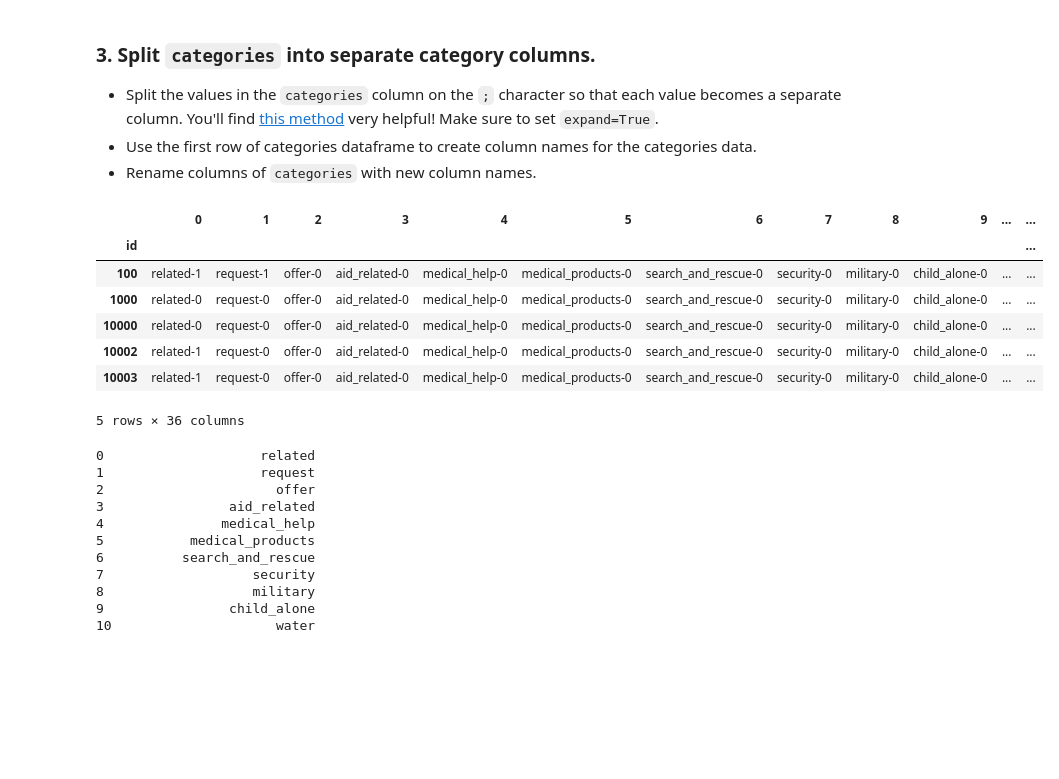
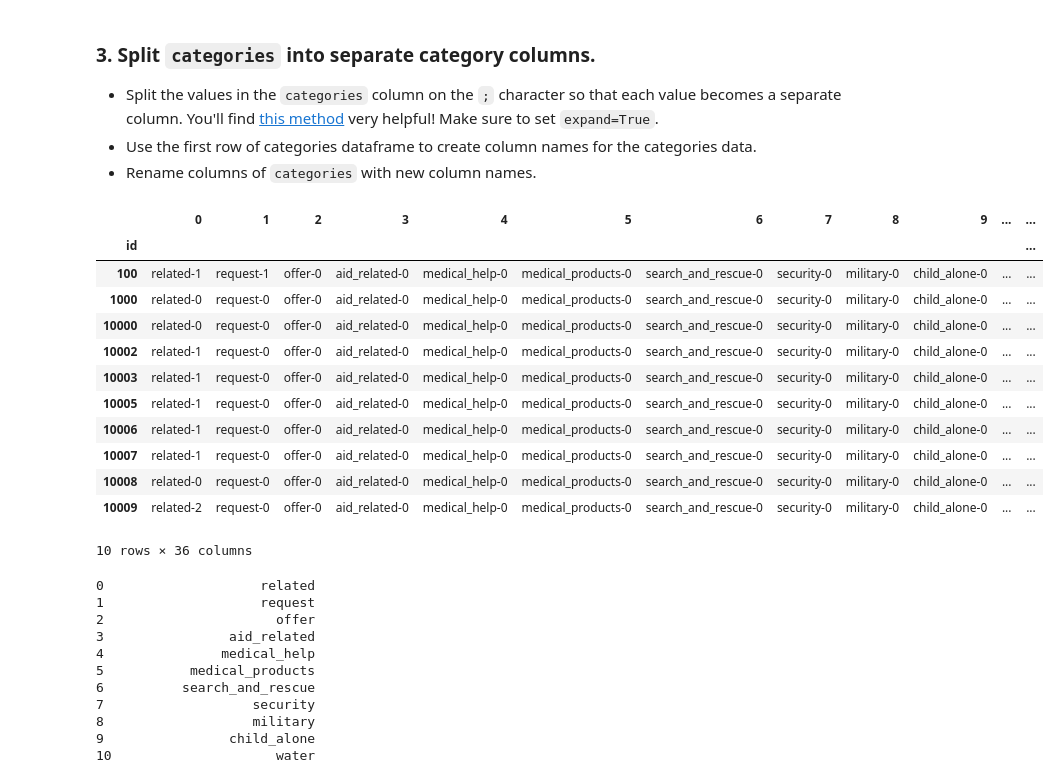
Before and after one commit to ismith1024/Udacity-Disaster-Response-Data-Pipeleine, a Jupyter notebook: notebooks/ETL Pipeline Preparation.ipynb, the cells around one changed output. Drawn from its saved outputs; the diff is of its cells as text; code cells hidden in the pictures; blank space fills up the shorter version.

```diff
--- a/notebooks/ETL Pipeline Preparation.ipynb
+++ b/notebooks/ETL Pipeline Preparation.ipynb
@@ -62,16 +62,21 @@ df.head()
 # %%
 # create a dataframe of the 36 individual category columns
 categories = df['categories'].str.split(";", expand=True )
-categories.head()
+categories.head(10)
 # %% [output]
 |  | 0 | 1 | 2 | 3 | 4 | 5 | 6 | 7 | 8 | 9 | ... | ... |
 | id |  |  |  |  |  |  |  |  |  |  |  | ... |
 | 100 | related-1 | request-1 | offer-0 | aid_related-0 | medical_help-0 | medical_products-0 | search_and_rescue-0 | security-0 | military-0 | child_alone-0 | ... | ... |
 | 1000 | related-0 | request-0 | offer-0 | aid_related-0 | medical_help-0 | medical_products-0 | search_and_rescue-0 | security-0 | military-0 | child_alone-0 | ... | ... |
 | 10000 | related-0 | request-0 | offer-0 | aid_related-0 | medical_help-0 | medical_products-0 | search_and_rescue-0 | security-0 | military-0 | child_alone-0 | ... | ... |
 | 10002 | related-1 | request-0 | offer-0 | aid_related-0 | medical_help-0 | medical_products-0 | search_and_rescue-0 | security-0 | military-0 | child_alone-0 | ... | ... |
 | 10003 | related-1 | request-0 | offer-0 | aid_related-0 | medical_help-0 | medical_products-0 | search_and_rescue-0 | security-0 | military-0 | child_alone-0 | ... | ... |
+| 10005 | related-1 | request-0 | offer-0 | aid_related-0 | medical_help-0 | medical_products-0 | search_and_rescue-0 | security-0 | military-0 | child_alone-0 | ... | ... |
+| 10006 | related-1 | request-0 | offer-0 | aid_related-0 | medical_help-0 | medical_products-0 | search_and_rescue-0 | security-0 | military-0 | child_alone-0 | ... | ... |
+| 10007 | related-1 | request-0 | offer-0 | aid_related-0 | medical_help-0 | medical_products-0 | search_and_rescue-0 | security-0 | military-0 | child_alone-0 | ... | ... |
+| 10008 | related-0 | request-0 | offer-0 | aid_related-0 | medical_help-0 | medical_products-0 | search_and_rescue-0 | security-0 | military-0 | child_alone-0 | ... | ... |
+| 10009 | related-2 | request-0 | offer-0 | aid_related-0 | medical_help-0 | medical_products-0 | search_and_rescue-0 | security-0 | military-0 | child_alone-0 | ... | ... |
-5 rows × 36 columns
+10 rows × 36 columns
 # %%
 # select the first row of the categories dataframe
 row = categories.iloc[0]
```
Also changed, not shown: parts of 6 cells of this notebook, 14 other files.
